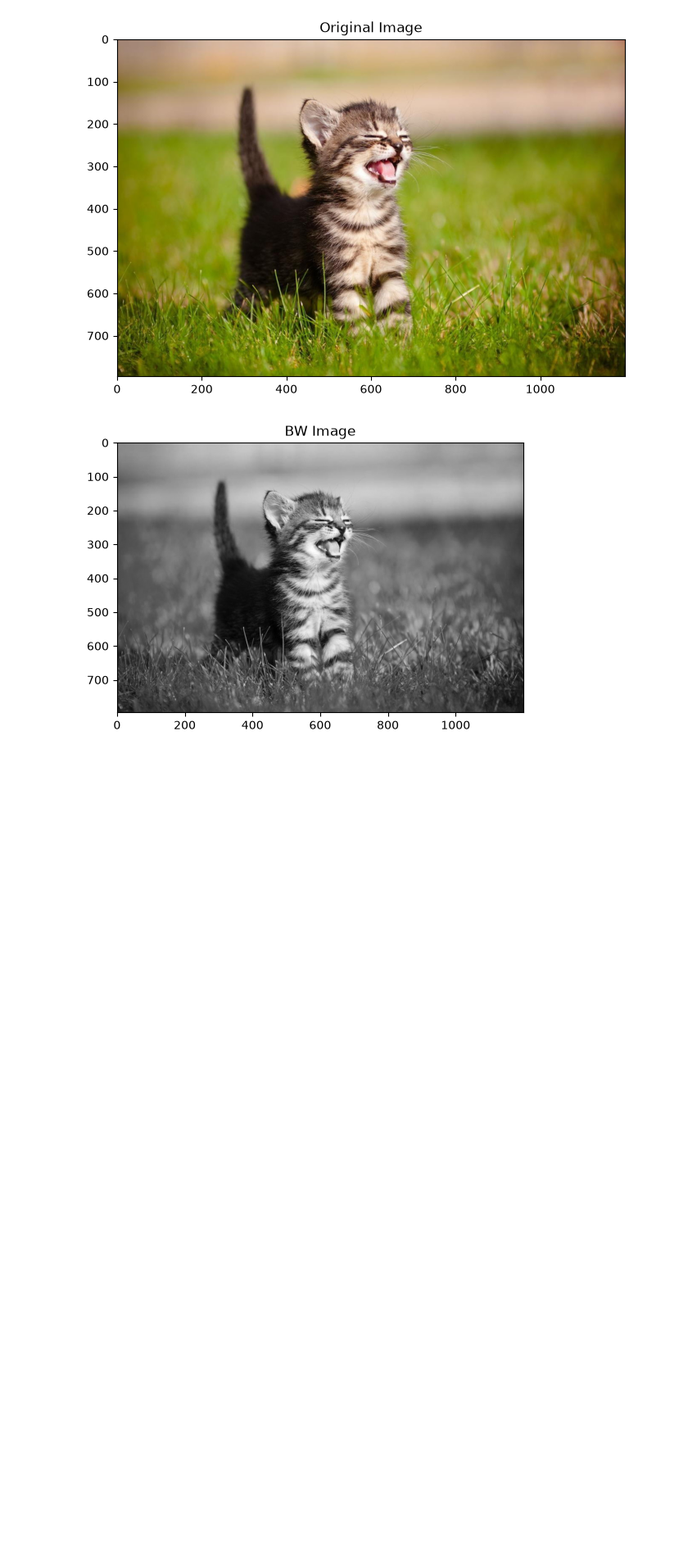
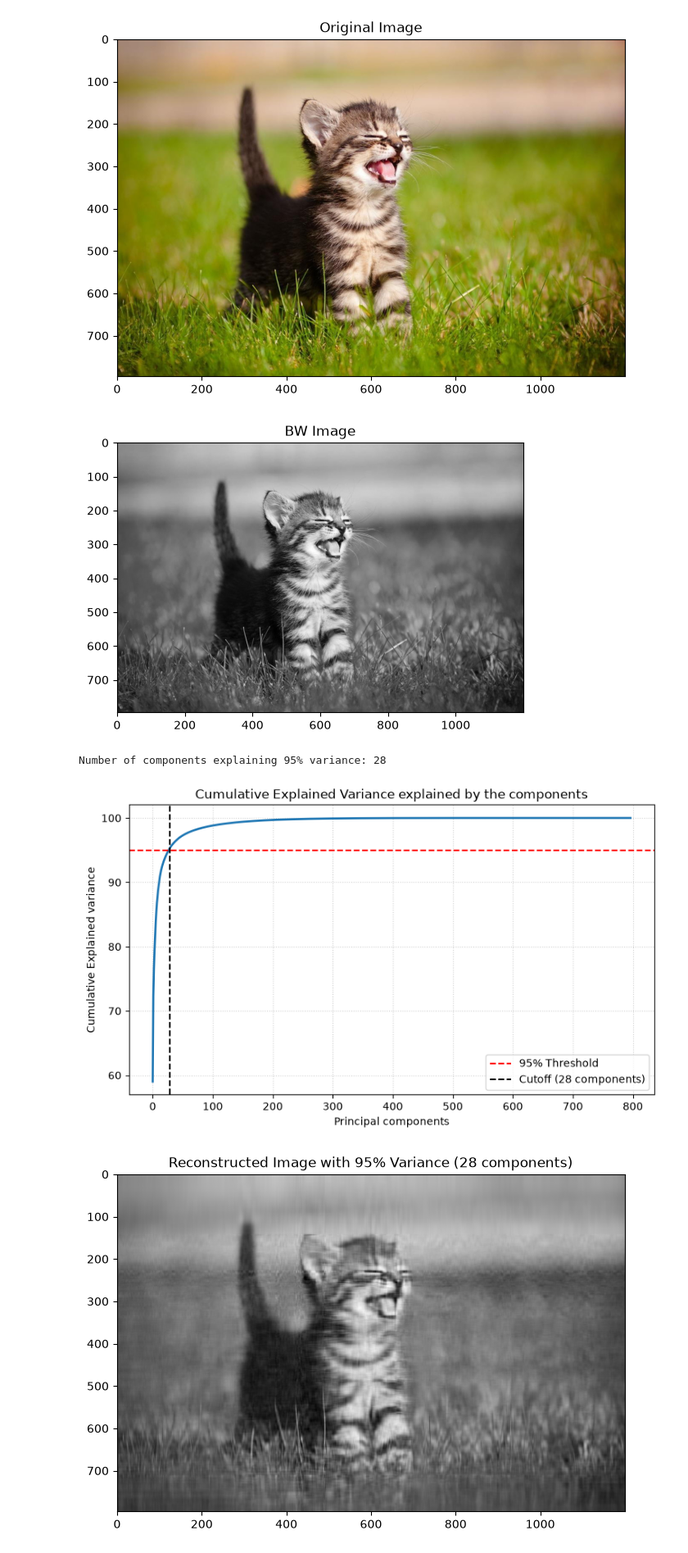
Before and after one commit to halileoo/math252-lab2-Oleh-Hanhal, a Jupyter notebook: main.ipynb, the cells around one changed output. Shown at 82% size. Cells and saved outputs as stored; diff of their text form; code cells hidden in the pictures; blank space fills up the shorter version.

```diff
--- a/main.ipynb
+++ b/main.ipynb
@@ -80,3 +80,40 @@ plt.show()
 # %% [output]
 [figure]
 [figure]
+# %%
+from sklearn.decomposition import PCA
+
+pca = PCA()
+pca.fit(image_bw)
+
+cumsum_variance = np.cumsum(pca.explained_variance_ratio_) * 100
+
+n_components_95 = np.argmax(cumsum_variance >= 95) + 1
+print(f"Number of components explaining 95% variance: {n_components_95}")
+
+# graph illustration
+plt.figure(figsize=(9, 5))
+plt.plot(cumsum_variance, color='tab:blue', linewidth=2)
+plt.axhline(y=95, color='r', linestyle='--', label='95% Threshold')
+plt.axvline(x=n_components_95, color='k', linestyle='--', label=f'Cutoff ({n_components_95} components)')
+
+plt.title('Cumulative Explained Variance explained by the components', fontsize=12)
+plt.xlabel('Principal components', fontsize=10)
+plt.ylabel('Cumulative Explained variance', fontsize=10)
+plt.legend(loc='lower right')
+plt.grid(True, linestyle=':', alpha=0.6)
+plt.show()
+
+
+pca_95 = PCA(n_components=n_components_95)
+image_reconstructed_95 = pca_95.inverse_transform(pca_95.fit_transform(image_bw))
+
+plt.figure(figsize=(8, 6))
+plt.imshow(image_reconstructed_95, cmap='gray')
+plt.title(f"Reconstructed Image with 95% Variance ({n_components_95} components)")
+plt.axis('on')
+plt.show()
+# %% [output]
+Number of components explaining 95% variance: 28
+[figure, added]
+[figure, added]
```
Also changed, not shown: parts of 2 cells of this notebook, 2 other files.
